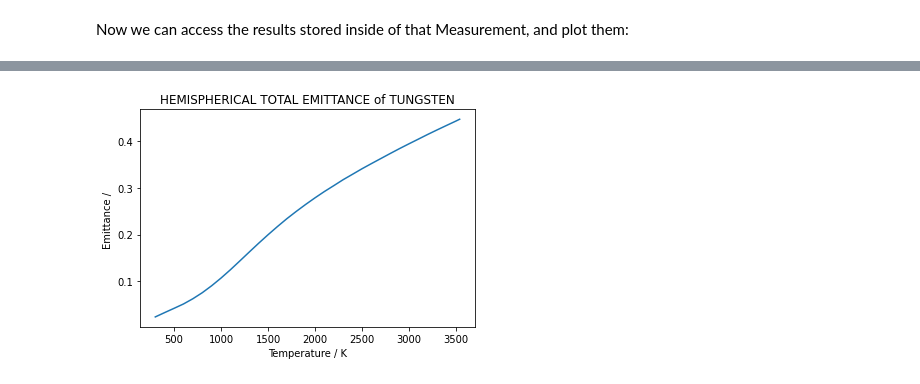
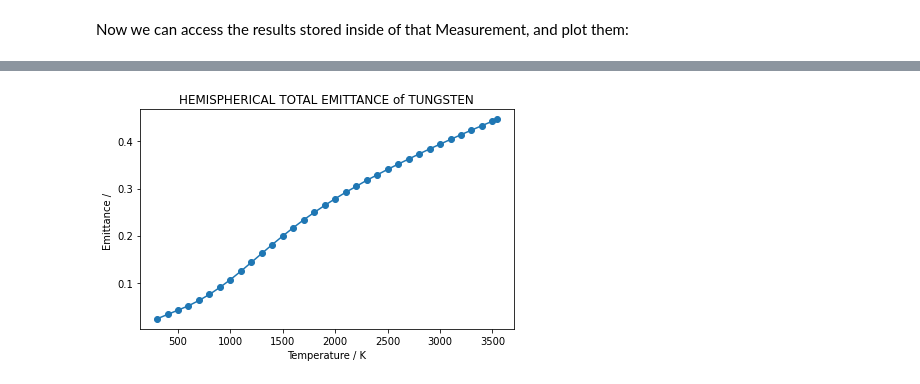
Before and after one commit to jongablop/ekhi-utils, a Jupyter notebook: notebooks/01_plot_quantity_values.ipynb, the cells around one changed output, grey strips where cells are left out. Saved outputs shown, nothing was run; the diff lists cells and outputs as text; code cells hidden in the pictures.

```diff
--- a/notebooks/01_plot_quantity_values.ipynb
+++ b/notebooks/01_plot_quantity_values.ipynb
@@ -49,17 +70,4 @@ Now we can access the results stored inside of that Measurement, and plot them:
 # %%
-result = measurement_object.results[0]
-
-qv_values = result.values
-units = result.units
-quantities = result.quantities
-
-plt.plot(
-    qv_values[0],
-    qv_values[1]
-)
-plt.xlabel(f"{quantities[0]} / {units[0]}")
-plt.ylabel(f"{quantities[1]} / {units[1]}")
-plt.title(result.name)
-plt.show()
+figures = measurement_object.plot_measurement(label_style="name")
 # %% [output]
-[figure, old version]
+[figure, new version]
```
Also changed, not shown: parts of 3 cells of this notebook, 1 other file.
